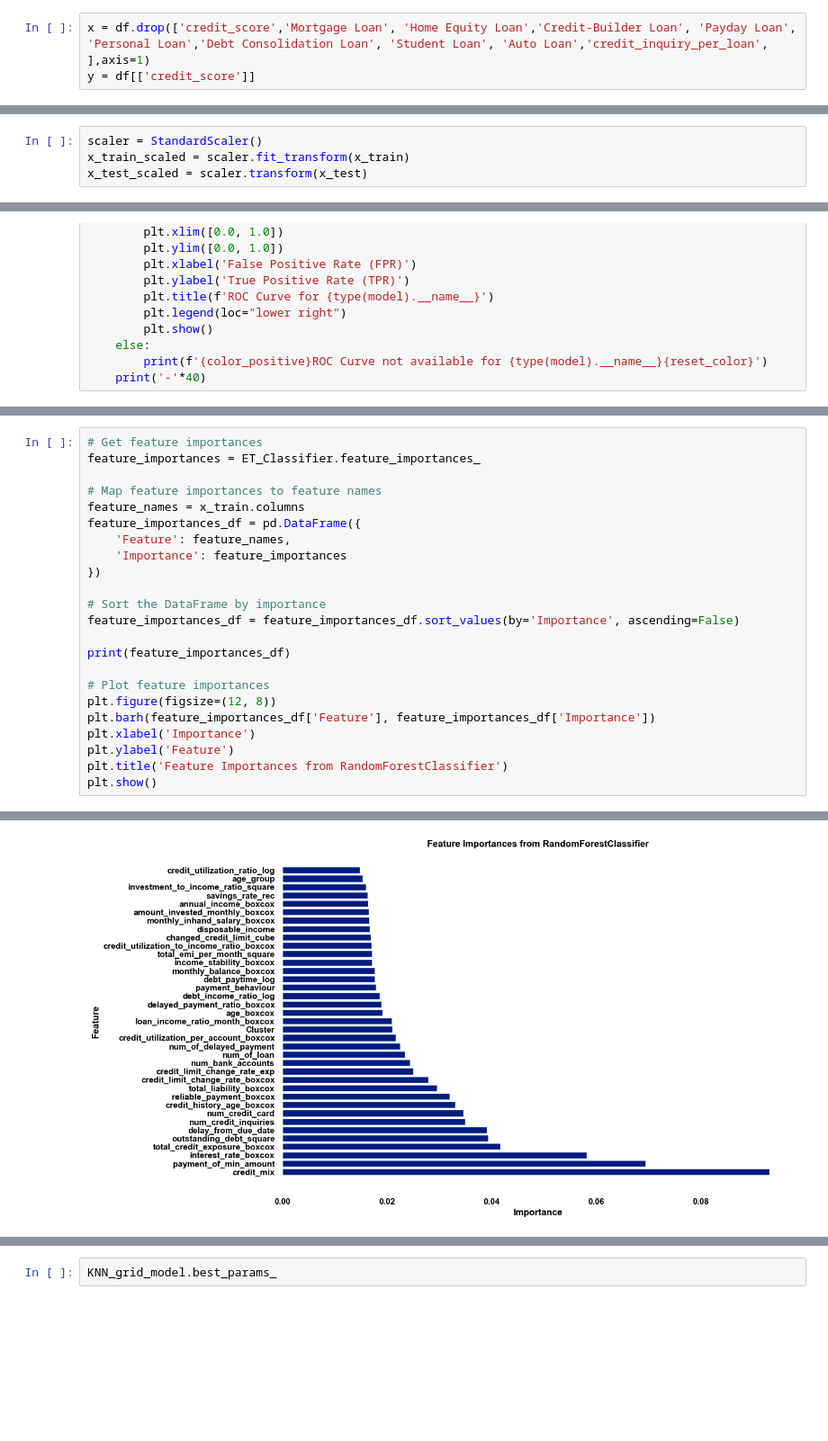
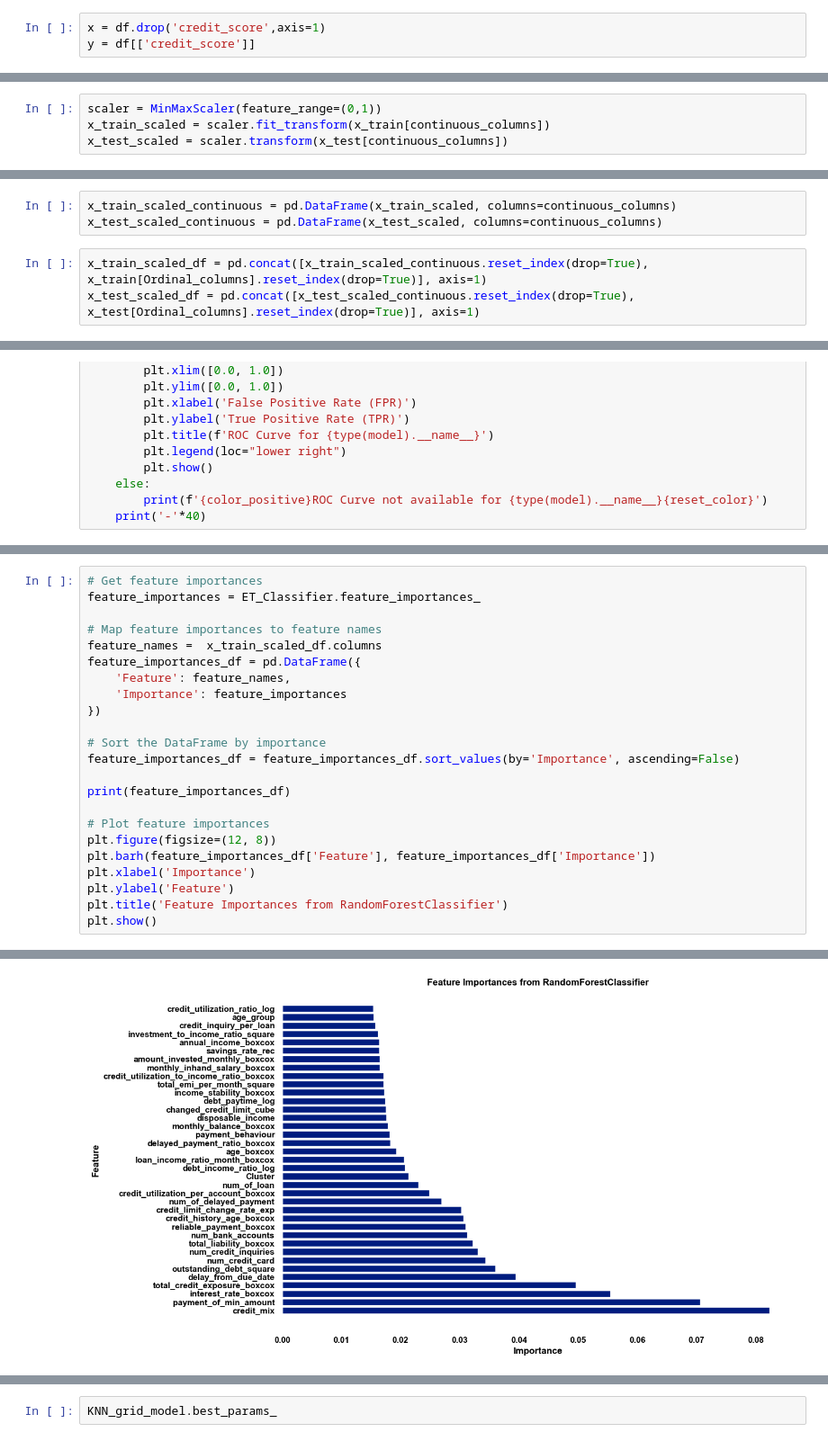
Before and after one commit to Santhosh-Analytics/Banking_Analytics, a Jupyter notebook: Classification.ipynb, the cells around one changed output, grey strips where cells are left out. Shown at 90% size. Drawn from its saved outputs; the diff is of its cells as text; blank space fills up the shorter version.

```diff
--- a/Classification.ipynb
+++ b/Classification.ipynb
@@ -126,4 +116,4 @@ Index(['num_bank_accounts', 'num_credit_card', 'num_of_loan',
 # %%
-x = df.drop(['credit_score','Mortgage Loan', 'Home Equity Loan','Credit-Builder Loan', 'Payday Loan', 'Personal Loan','Debt Consolidation Loan', 'Student Loan', 'Auto Loan','credit_inquiry_per_loan', ],axis=1)
+x = df.drop('credit_score',axis=1)
 y = df[['credit_score']]
 # %%
@@ -174,8 +208,14 @@ print(x_test.shape,'----', y_test.shape)
 # %% [markdown]
 ## <span style="color:Aqua;">Normalizing / Scaling the data:</span>
 # %%
-scaler = StandardScaler()
-x_train_scaled = scaler.fit_transform(x_train)
-x_test_scaled = scaler.transform(x_test)
+scaler = MinMaxScaler(feature_range=(0,1))
+x_train_scaled = scaler.fit_transform(x_train[continuous_columns])
+x_test_scaled = scaler.transform(x_test[continuous_columns])
 # %%
 y_train, y_test = y_train.values.ravel(), y_test.values.ravel()
+# %%
+x_train_scaled_continuous = pd.DataFrame(x_train_scaled, columns=continuous_columns)
+x_test_scaled_continuous = pd.DataFrame(x_test_scaled, columns=continuous_columns)
+# %%
+x_train_scaled_df = pd.concat([x_train_scaled_continuous.reset_index(drop=True), x_train[Ordinal_columns].reset_index(drop=True)], axis=1)
+x_test_scaled_df = pd.concat([x_test_scaled_continuous.reset_index(drop=True), x_test[Ordinal_columns].reset_index(drop=True)], axis=1)
@@ -528,7 +555,7 @@ Specificity Test - 0.8128328802622836
 feature_importances = ET_Classifier.feature_importances_
 
 # Map feature importances to feature names
-feature_names = x_train.columns
+feature_names =  x_train_scaled_df.columns
 feature_importances_df = pd.DataFrame({
     'Feature': feature_names,
     'Importance': feature_importances
@@ -567 +594 @@ plt.show()
-[figure, old version]
+[figure, new version]
```
Also changed, not shown: parts of 44 cells of this notebook, 8 other files.
